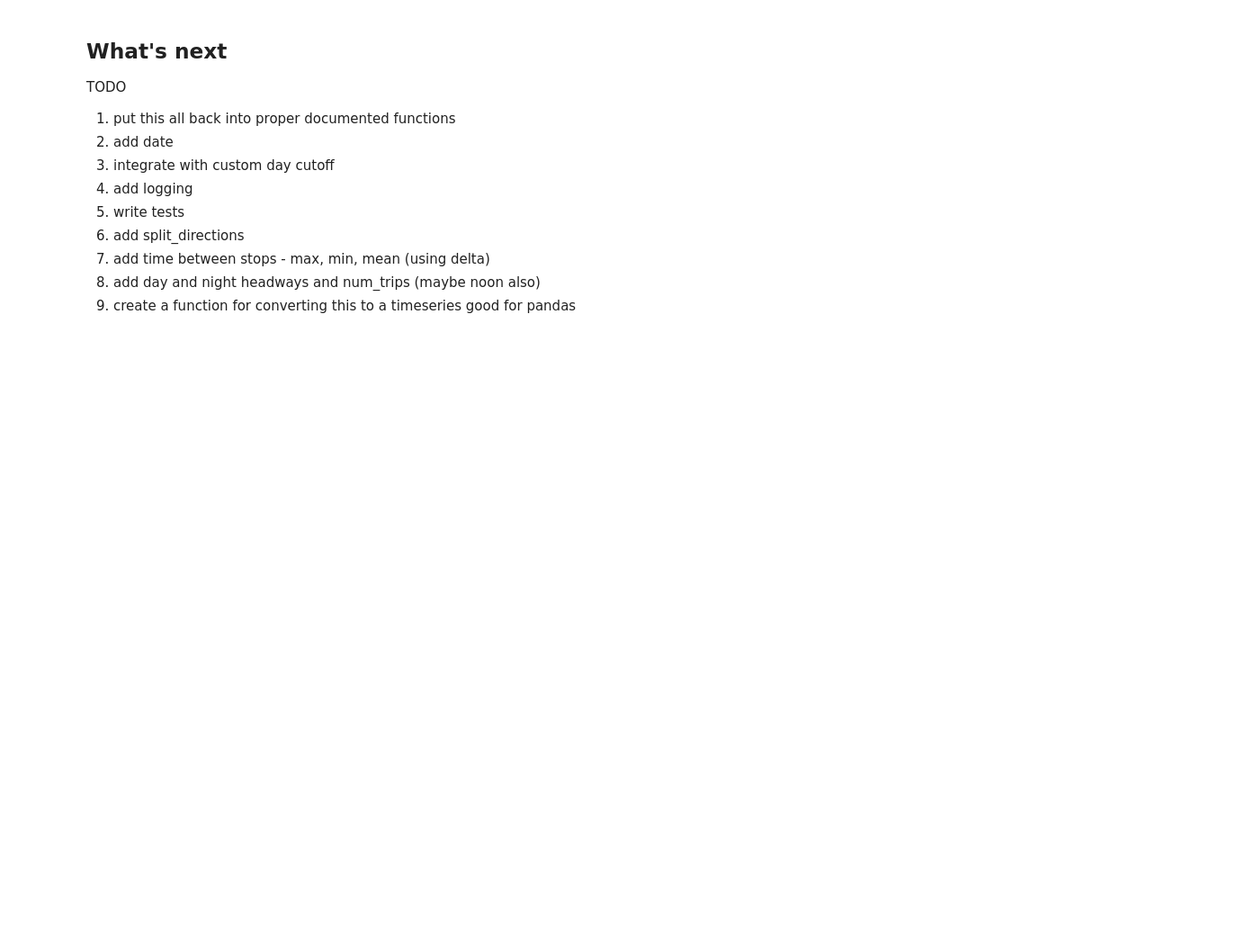
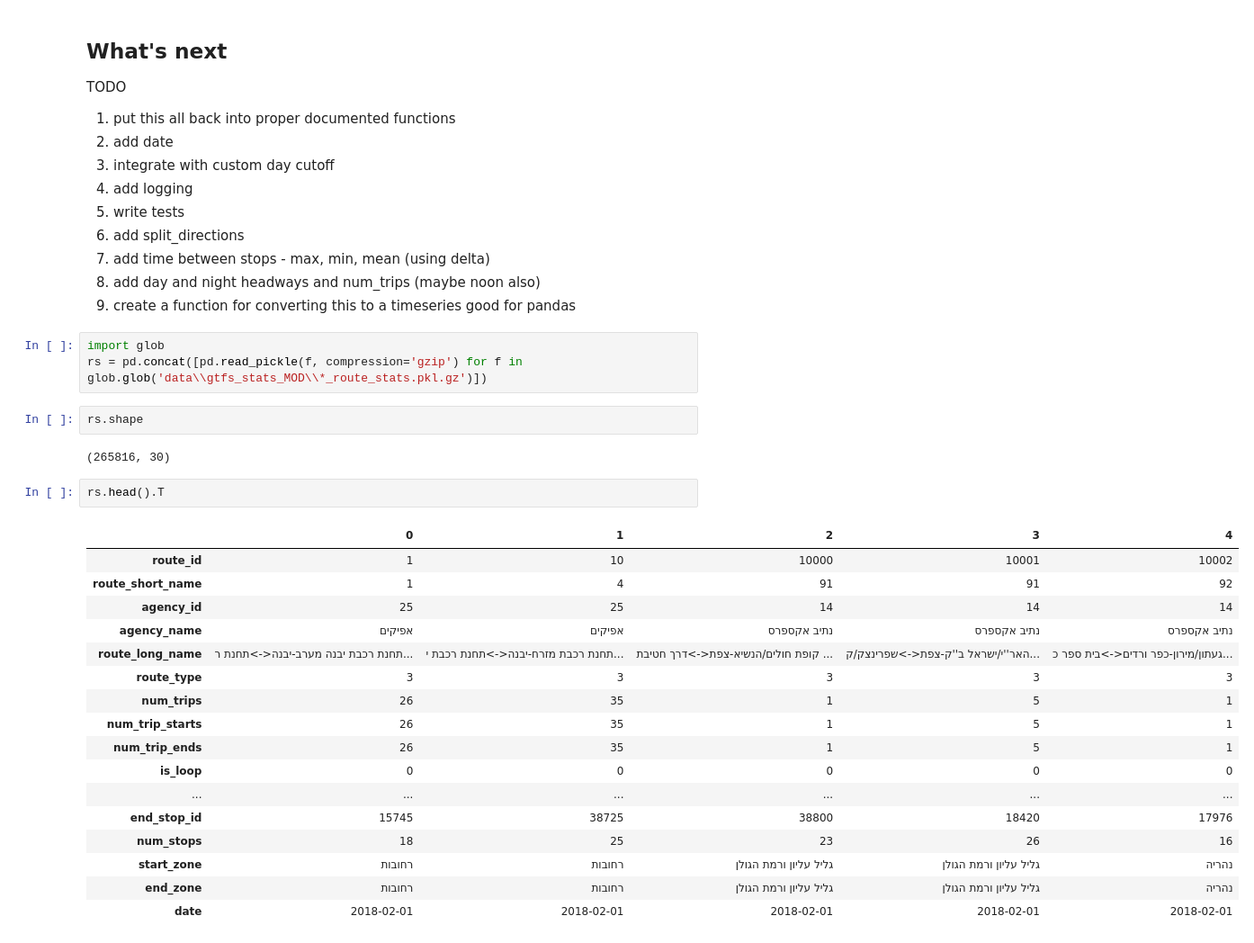
Before and after one commit to cjer/open-bus-explore, a Jupyter notebook: openbus_15_gtfs_stats_prod.ipynb, the cells around one changed output. Shown at 90% size. Saved outputs shown, nothing was run; the diff lists cells and outputs as text; blank space fills up the shorter version.

```diff
--- a/openbus_15_gtfs_stats_prod.ipynb
+++ b/openbus_15_gtfs_stats_prod.ipynb
@@ -376,3 +376,30 @@ TODO
 1. add time between stops - max, min, mean (using delta)
 1. add day and night headways and num_trips (maybe noon also)
 1. create a function for converting this to a timeseries good for pandas
+# %%
+import glob
+rs = pd.concat([pd.read_pickle(f, compression='gzip') for f in glob.glob('data\\gtfs_stats_MOD\\*_route_stats.pkl.gz')])
+# %%
+rs.shape
+# %% [output]
+(265816, 30)
+# %%
+rs.head().T
+# %% [output]
+|  | 0 | 1 | 2 | 3 | 4 |
+| route_id | 1 | 10 | 10000 | 10001 | 10002 |
+| route_short_name | 1 | 4 | 91 | 91 | 92 |
+| agency_id | 25 | 25 | 14 | 14 | 14 |
+| agency_name | אפיקים | אפיקים | נתיב אקספרס | נתיב אקספרס | נתיב אקספרס |
+| route_long_name | תחנת רכבת יבנה מערב-יבנה<->תחנת ר... | תחנת רכבת מזרח-יבנה<->תחנת רכבת י... | קופת חולים/הנשיא-צפת<->דרך חטיבת ... | האר''י/ישראל ב''ק-צפת<->שפרינצק/ק... | געתון/מירון-כפר ורדים<->בית ספר כ... |
+| route_type | 3 | 3 | 3 | 3 | 3 |
+| num_trips | 26 | 35 | 1 | 5 | 1 |
+| num_trip_starts | 26 | 35 | 1 | 5 | 1 |
+| num_trip_ends | 26 | 35 | 1 | 5 | 1 |
+| is_loop | 0 | 0 | 0 | 0 | 0 |
+| ... | ... | ... | ... | ... | ... |
+| end_stop_id | 15745 | 38725 | 38800 | 18420 | 17976 |
+| num_stops | 18 | 25 | 23 | 26 | 16 |
+| start_zone | רחובות | רחובות | גליל עליון ורמת הגולן | גליל עליון ורמת הגולן | נהריה |
+| end_zone | רחובות | רחובות | גליל עליון ורמת הגולן | גליל עליון ורמת הגולן | נהריה |
+| date | 2018-02-01 | 2018-02-01 | 2018-02-01 | 2018-02-01 | 2018-02-01 |
```
Also changed, not shown: parts of 1 cell of this notebook.
